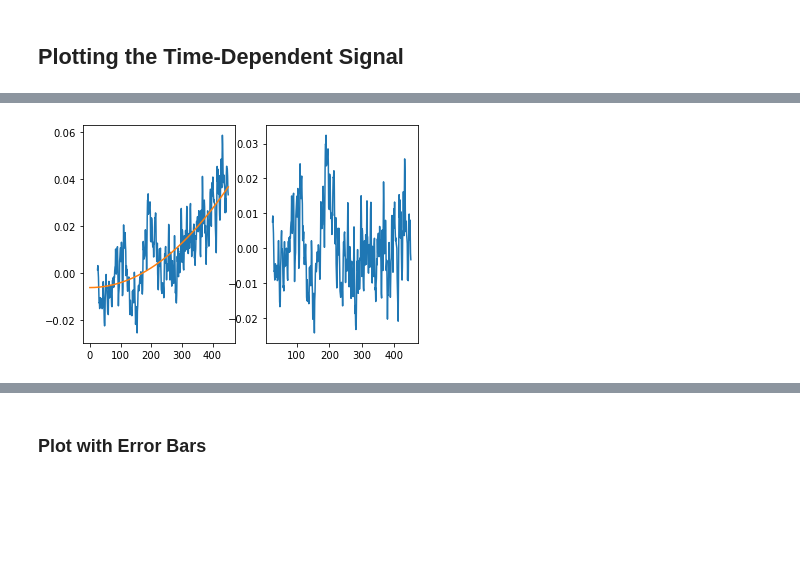
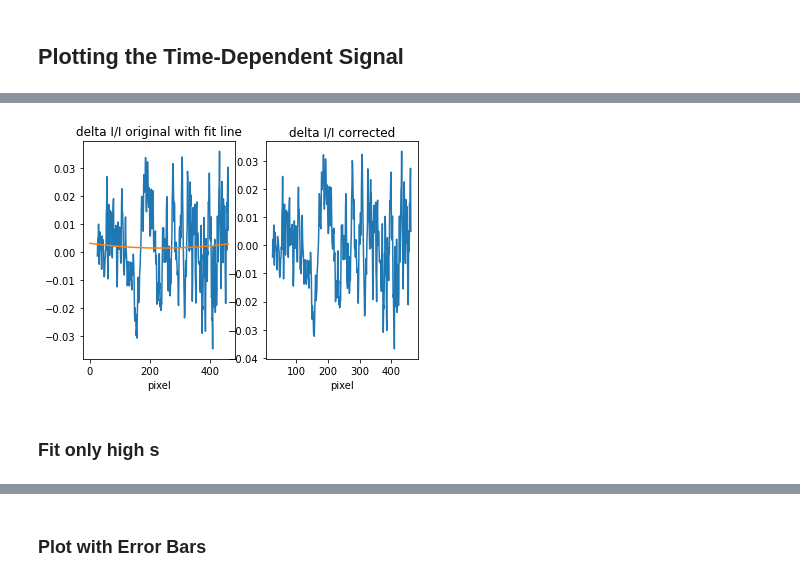
Before and after one commit to lheald2/gued, a Jupyter notebook: GUED_Analysis_LFH.ipynb, the cells around one changed output, grey strips where cells are left out. Cells and saved outputs as stored; diff of their text form; code cells hidden in the pictures; blank space fills up the shorter version.

```diff
--- a/GUED_Analysis_LFH.ipynb
+++ b/GUED_Analysis_LFH.ipynb
@@ -1330,0 +1740,12 @@ plt.show()
+# %%
+low_q = []
+for i in range(len(norm_data)):
+    q = np.sum(norm_data[i, 25:100])
+    low_q.append(q)
+
+low_q = np.array(low_q)
+
+plt.figure()
+plt.plot(image_number, low_q)
+plt.ylabel("counts")
+plt.show()
@@ -1385,7 +1808,7 @@ stage_ave.shape
 x_centers = []
 y_centers = []
 for i in range(len(stage_ave)):
-    center = find_beam_center(stage_ave[i],center=[570,500],r=150)
+    center = find_beam_center(stage_ave[i],center=[500,500],r=150)
     x_centers.append(center[0])
     y_centers.append(center[1])
     if i%1 == 0:
@@ -1654,15 +2076,15 @@ array([153.   , 153.01 , 154.345, 154.355, 154.365, 154.375, 154.385,
 # (3) Plot the figure: Plot the time-dependent signal
 angs = '\u00C5'; # angstrom sign
 s_cali = 0.0225 # S calibration in experiment
-posi_0    = 154.405 # The reference T0
-#posi_0 = 108.61
+#posi_0    = 154.405 # The reference T0
+posi_0 = 108.61
 s = np.arange(0,len(azi_data[0]))*s_cali # The Q axis
 realtime = (uni_stage-posi_0)/0.15  # Delay axis in ps
 
 if stage_len<5: # Make up the reference signals
     N_ref = 2
 else:
-    N_ref = 3
+    N_ref = 5
 norm_ref = np.nanmean(norm_data[:N_ref],axis=0);         # Reference signal before T0
 dI_I_norm = (norm_data-norm_ref)/norm_ref; # Calculate the percentage difference signal
 
@@ -1719,25 +2151,23 @@ array([-9.36666667, -9.3       , -0.4       , -0.33333333, -0.26666667,
 # %%
-baseline2d = np.zeros_like(dI_I_norm)
-for i in range(stage_len):
-    if i%1 == 0:
-        temp_dat = np.copy(dI_I_norm[stage_len-i-1])
-        idx_nan = ~np.isnan(temp_dat)
-        coeff = np.polyfit(s[idx_nan],temp_dat[idx_nan],2)
-        baseline = np.polyval(coeff,s)
-        baseline2d[stage_len-i-1] = baseline
-corrected= dI_I_norm - baseline2d
 
+corrected_dI, baseline2d = power_fit(dI_I_norm, s, return_baseline=True)
 dI_I_ave = np.nanmean(dI_I_norm, axis=0)
-corrected_ave = np.nanmean(corrected, axis=0)
+corrected_ave = np.nanmean(corrected_dI, axis=0)
 baseline_ave = np.nanmean(baseline2d, axis=0)
 # %%
 plt.figure()
 plt.subplot(1,2,1)
 plt.plot(dI_I_norm[20])
 plt.plot(baseline2d[20])
+plt.xlabel("pixel")
+plt.title("delta I/I original with fit line")
 
 plt.subplot(1,2,2)
-plt.plot(corrected[20])
+plt.plot(corrected_dI[20])
+plt.xlabel("pixel")
+plt.title("delta I/I corrected")
 plt.show()
 # %% [output]
-[figure, old version]
+[figure, new version]
+# %% [markdown]
+### Fit only high s
```
Also changed, not shown: parts of 82 cells of this notebook, 6 other files.
